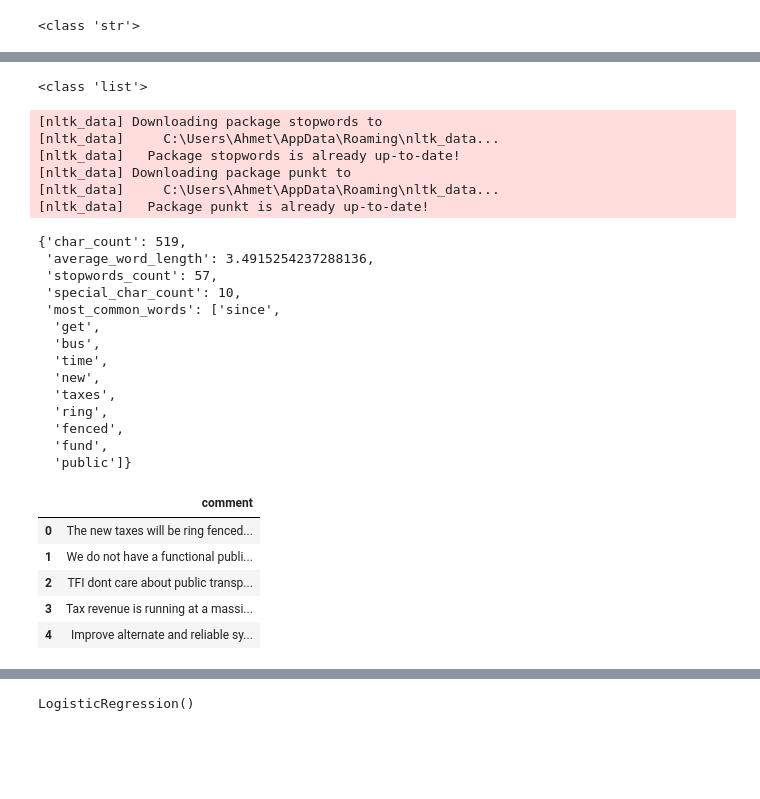
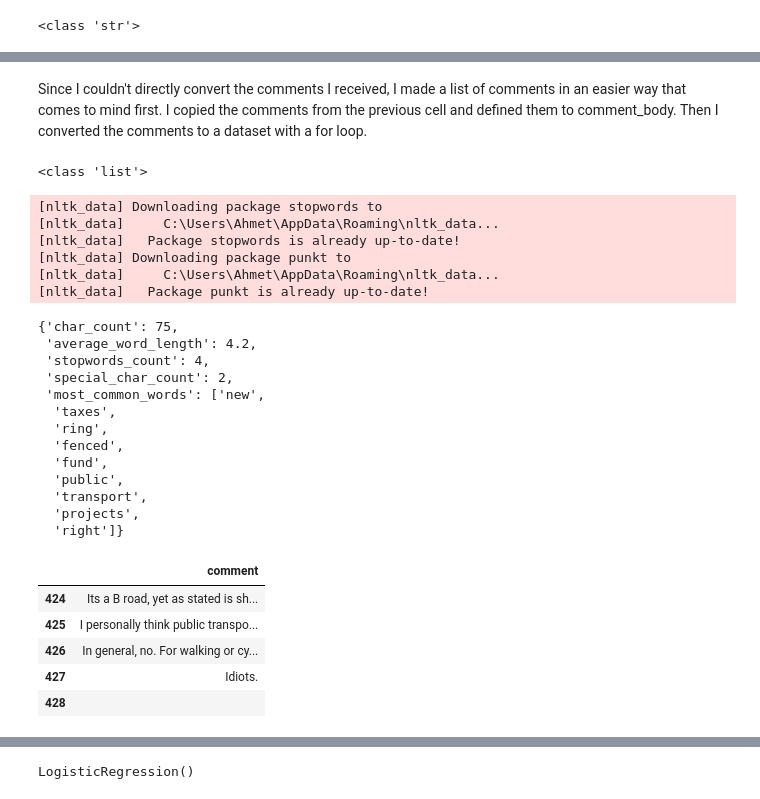
Before and after one commit to Ahmet-C-C/Car-Registration-Comparison-Between-Ireland-and-Norway, a Jupyter notebook: Msc CA02.ipynb, the cells around one changed output, grey strips where cells are left out. Cells and saved outputs as stored; diff of their text form; code cells hidden in the pictures; blank space fills up the shorter version.

```diff
--- a/Msc CA02.ipynb
+++ b/Msc CA02.ipynb
@@ -1621,7 +1694,7 @@ print(type(comment.body))
 # %% [output]
 <class 'str'>
 # %%
-separator = '\n\n'
+separator = '\n'
 
 comment_body = '''The new taxes will be ring fenced to fund public transport projects, right?
 Had to get the bus to the airport a while ago in the dead of night. Since they only went every few hours I had to get it way ahead of the time I needed, which turned out handy since I got to watch the bus sit in the local petrol station for 30 minutes past its due time on the live tracker. And I wasn't too badly off, since the girl waiting with me on the road alone in the dark had been there for the previous one, and it hadn't come at all.
@@ -2077,6 +2150,8 @@ Its a B road, yet as stated is shite.. one was coming off because of a pothole,
 I personally think public transport is much more important than bike infrastructure for medium distances, but I also agree that ideally we should have both. Although we shouldn't really describe it as ...
 In general, no. For walking or cycling to be the _only_ option, absolutely.
 Idiots.
+# %% [markdown]
+Since I couldn't directly convert the comments I received, I made a list of comments in an easier way that comes to mind first. I copied the comments from the previous cell and defined them to comment_body. Then I converted the comments to a dataset with a for loop.
 # %%
 print(type(comments))
 # %% [output]
@@ -2119,30 +2194,29 @@ analysis_results[0]
 [nltk_data] Downloading package punkt to
 [nltk_data]     C:\Users\Ahmet\AppData\Roaming\nltk_data...
 [nltk_data]   Package punkt is already up-to-date!
-{'char_count': 519,
- 'average_word_length': 3.4915254237288136,
- 'stopwords_count': 57,
- 'special_char_count': 10,
- 'most_common_words': ['since',
-  'get',
-  'bus',
-  'time',
-  'new',
+{'char_count': 75,
+ 'average_word_length': 4.2,
+ 'stopwords_count': 4,
+ 'special_char_count': 2,
+ 'most_common_words': ['new',
   'taxes',
   'ring',
   'fenced',
   'fund',
-  'public']}
+  'public',
+  'transport',
+  'projects',
+  'right']}
 # %%
 df_comments = pd.DataFrame(comments, columns=['comment'])
-df_comments.head()
+df_comments.tail()
 # %% [output]
 |  | comment |
-| 0 | The new taxes will be ring fenced... |
-| 1 | We do not have a functional publi... |
-| 2 | TFI dont care about public transp... |
-| 3 | Tax revenue is running at a massi... |
-| 4 | Improve alternate and reliable sy... |
+| 424 | Its a B road, yet as stated is sh... |
+| 425 | I personally think public transpo... |
+| 426 | In general, no. For walking or cy... |
+| 427 | Idiots. |
+| 428 |  |
 # %%
 def analyze_text(comment):
     words = nltk.word_tokenize(comment)
```
Also changed, not shown: parts of 100 cells of this notebook.
